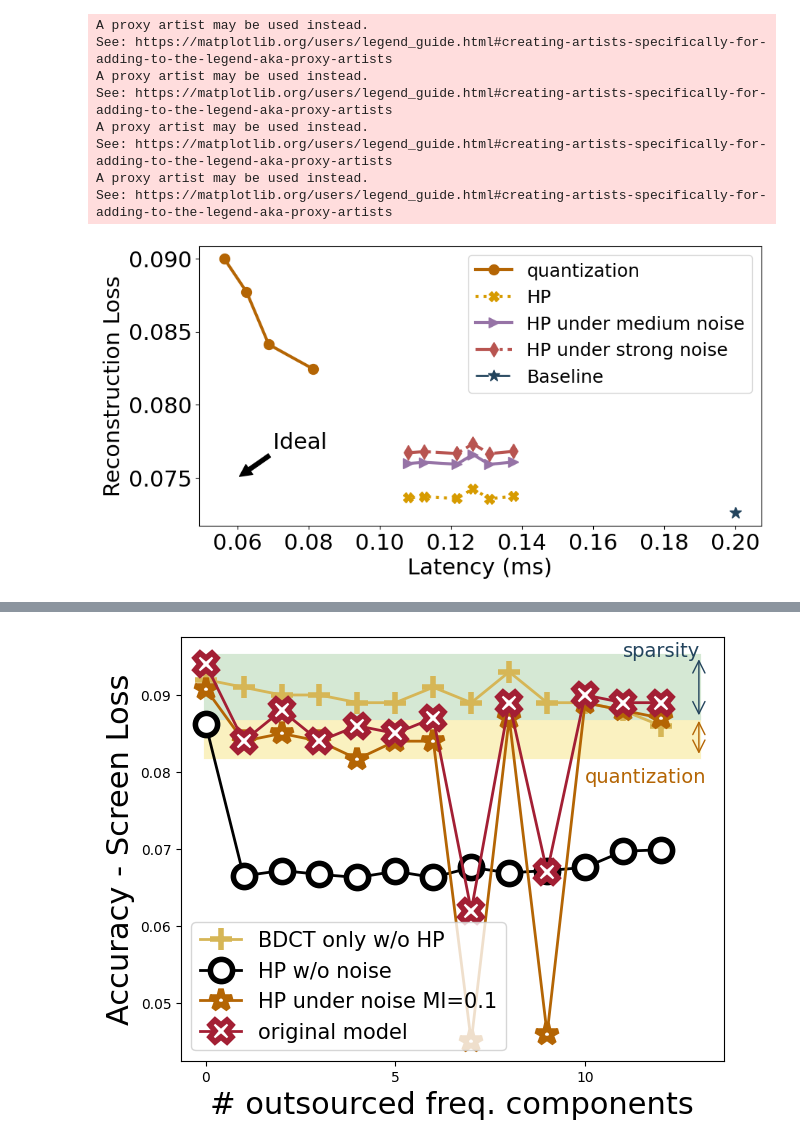
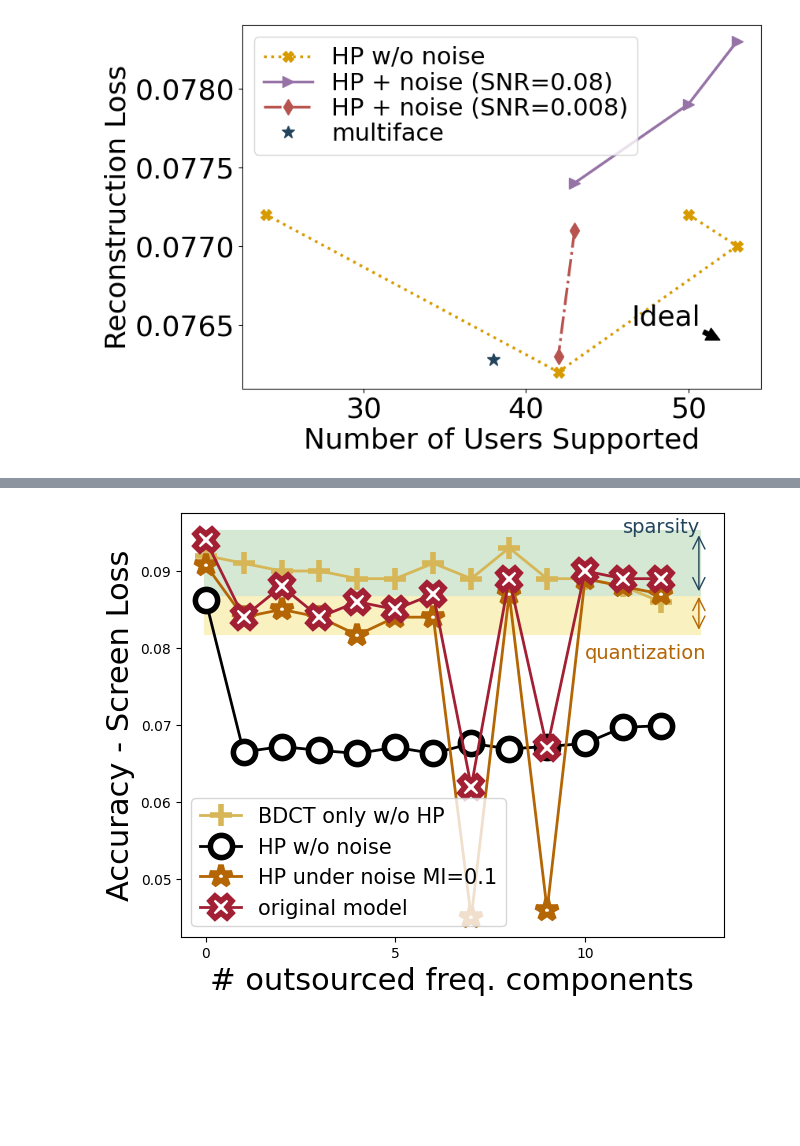
Before and after one commit to georgia-tech-synergy-lab/Privatar, a Jupyter notebook: custom_scripts/figure_drawer/results_fig.ipynb, the cells around one changed output, grey strips where cells are left out. Saved outputs shown, nothing was run; the diff lists cells and outputs as text; code cells hidden in the pictures; blank space fills up the shorter version.

```diff
--- a/custom_scripts/figure_drawer/results_fig.ipynb
+++ b/custom_scripts/figure_drawer/results_fig.ipynb
@@ -5,71 +5,62 @@ import matplotlib.patches as patches
 # %%
 import matplotlib.pyplot as plt
 import numpy as np
 import random
 # Example data for accuracy and latency tradeoff curve
-latency_quant = 0.2*np.array([4891547.813, 5435053.125, 5978558.438, 7065569.063])/17392170 # in milliseconds
-accuracy_quant = np.array([0.08999,0.08772518842,0.08412108364, 0.08244162197])  # accuracy as a fraction
+num_user_support_quant = np.array([153, 136, 123, 112, 102, 94, 88, 82])
+accuracy_quant = np.array([0.0873, 0.0900, 0.0877, 0.0841, 0.0817, 0.0824, 0.0828, 0.0838])
 
-# latency_sparsity = 0.2*np.array([10409747.4, 9094588.8, 7819060.2, 6583161.6, 5485968, 4388774.4, 3291580.8, 2194387.2])/17392170
+# num_user_support_sparsity = np.array([10409747.4, 9094588.8, 7819060.2, 6583161.6, 5485968, 4388774.4, 3291580.8, 2194387.2])/17392170
 # accuracy_sparsity = np.array([0.2875502189, 0.4865457938, 0.4537218351, 0.445069045, 0.4273689234, 0.4056278883, 0.4089239411, 0.404009874])
 
-latency_hp_first_version = 0.2*np.array([11962686, 11368236, 10971936, 10575636, 9783036, 9386736])/17392170
-accuracy_hp_first_version = np.array([0.07371947765, 0.07356376648, 0.07423751354, 0.07357108593, 0.07370340824, 0.07362103462])
+
+num_user_support_hp = np.array([ 50, 53, 42, 24])
+accuracy_hp_no_noise = np.array([  0.0772, 0.0770, 0.0762, 0.0772])
+# low noise (SNR=0.008)
+num_user_support_hp_low_noise = np.array([43, 50, 53])
+accuracy_hp_low_noise = np.array([0.0774, 0.0779, 0.0783])
+# medium noise (SNR=0.008)
+num_user_support_med_noise = np.array([ 43, 42])
+accuracy_hp_med_noise = np.array([ 0.0771, 0.0763])
+# strong noise (SNR=0.001)
+num_user_support_hp_strong_noise = np.array([38, 43, 50, 53, 42, 30, 24])
+accuracy_hp_strong_noise = np.array([0.1101, 0.0820, 0.0865, 0.0929, 0.1126, 0.1466, 0.4867])
 
 
-# latency_hp_bug_version = 0.2*np.array([17249264,17107318,16966332,16826306,16687240,16411988,16140576])/17392170
-# accuracy_hp_bug_version = np.array([0.07096820056, 0.07597819604, 0.0752770653, 0.07786, 0.07802, 0.075521, 0.075596, 0.07509])
-
-# Data need to be changed -- medium noise
-latency_hp_first_version_med_noise = 0.2*np.array([11962686, 11368236, 10971936, 10575636, 9783036, 9386736])/17392170
-accuracy_hp_first_version_med_noise = np.array([0.07371947765, 0.07356376648, 0.07423751354, 0.07357108593, 0.07370340824, 0.07362103462])+ 0.002 + 0.0005 * random.random()
-
-# Data need to be changed -- strong noise
-latency_hp_first_version_strong_noise = 0.2*np.array([11962686, 11368236, 10971936, 10575636, 9783036, 9386736])/17392170
-accuracy_hp_first_version_strong_noise = np.array([0.07371947765, 0.07356376648, 0.07423751354, 0.07357108593, 0.07370340824, 0.07362103462])+ 0.002 + 0.005 * random.random()
-
-
-fig = plt.figure(figsize=[10,5])
+fig = plt.figure(figsize=[8.5,6])
 ax = plt.subplot(111)
-SMALL_SIZE = 20
-MEDIUM_SIZE = 20
-BIGGER_SIZE = 22
+SMALL_SIZE = 22
+MEDIUM_SIZE = 24
+BIGGER_SIZE = 26
 shape_list = ["o", "*", "X", "p", ">", "d", "s", "H", "<"]
 legend_list = ["A", "B", "C", "D", "E", "F", "G", "H"]
 color_list = ["#B46504", "#23445D", "#D79B00", "#D6B656", "#9673A6", "#B85450", "#6C8EBF", "#82B366"]
 
 plt_handler = []
-plt_handler.append(plt.plot(latency_quant, accuracy_quant, marker=shape_list[0], linestyle='-', color=color_list[0], linewidth=3, markersize=10, label='quantization'))
-# plt_handler.append(plt.plot(latency_sparsity, accuracy_sparsity, marker=shape_list[1], linestyle='--', color=color_list[1], label='sparsity'))
-plt_handler.append(plt.plot(latency_hp_first_version, accuracy_hp_first_version, marker=shape_list[2], linestyle=':', color=color_list[2], linewidth=3, markersize=10, label='HP'))
-plt_handler.append(plt.plot(latency_hp_first_version_med_noise, accuracy_hp_first_version_med_noise, marker=shape_list[4], linestyle='solid', color=color_list[4], linewidth=3, markersize=10, label='HP under medium noise'))
-plt_handler.append(plt.plot(latency_hp_first_version_strong_noise, accuracy_hp_first_version_strong_noise, marker=shape_list[5], linestyle='-.', color=color_list[5], linewidth=3, markersize=10, label='HP under strong noise'))
-plt_handler.append(plt.plot(0.2, 0.07258971586612, marker=shape_list[1], linestyle='-.', color=color_list[1], linewidth=2, markersize=12, label='Baseline'))
+# plt_handler.append(plt.plot(num_user_support_quant, accuracy_quant, marker=shape_list[0], linestyle='-', color=color_list[0], linewidth=2.5, markersize=10, label='quantization'))
+# plt_handler.append(plt.plot(num_user_support_sparsity, accuracy_sparsity, marker=shape_list[1], linestyle='--', color=color_list[1], label='sparsity'))
+plt_handler.append(plt.plot(num_user_support_hp, accuracy_hp_no_noise, marker=shape_list[2], linestyle=':', color=color_list[2], linewidth=2.5, markersize=10, label='HP')[0])
+plt_handler.append(plt.plot(num_user_support_hp_low_noise, accuracy_hp_low_noise, marker=shape_list[4], linestyle='solid', color=color_list[4], linewidth=2.5, markersize=10, label='HP + noise (SNR=0.08)')[0])
+plt_handler.append(plt.plot(num_user_support_med_noise, accuracy_hp_med_noise, marker=shape_list[5], linestyle='-.', color=color_list[5], linewidth=2.5, markersize=10, label='"HP + noise (SNR=0.008)')[0])
+# plt_handler.append(plt.plot(num_user_support_hp, accuracy_hp_strong_noise, marker=shape_list[6], color=color_list[6], linewidth=2.5, markersize=10, label='HP + noise - SNR=0.001'))
+plt_handler.append(plt.plot(38, 0.0762771868774668, marker=shape_list[1], linestyle='-.', color=color_list[1], linewidth=0, markersize=12, label='Baseline')[0])
 
-plt.legend(plt_handler, [r"quantization",  r"HP", r"HP + medium noise", r"HP + strong noise"], loc='best', ncol=1, fontsize=SMALL_SIZE)
+plt.legend(plt_handler, [ r"HP w/o noise", r"HP + noise (SNR=0.08)", r"HP + noise (SNR=0.008)", r"multiface"], loc='upper left', ncol=1, fontsize=SMALL_SIZE, labelspacing=0.1)
+# plt.legend(plt_handler, [ r"HP", r"HP + noise (SNR=0.08)", r"HP + noise (SNR=0.008)", r"multiface"], loc='upper left', ncol=1, fontsize=SMALL_SIZE, labelspacing=0.1)
 
-plt.xlabel('Latency (ms)')
+plt.xlabel('Number of Users Supported')
 plt.ylabel('Reconstruction Loss')
-plt.legend()
 plt.rc('font', size=BIGGER_SIZE)          # controls default text sizes
 plt.rc('axes', titlesize=BIGGER_SIZE)     # fontsize of the axes title
 plt.rc('axes', labelsize=BIGGER_SIZE)    # fontsize of the x and y labels
 plt.rc('xtick', labelsize=BIGGER_SIZE)    # fontsize of the tick labels
 plt.rc('ytick', labelsize=BIGGER_SIZE)    # fontsize of the tick labels
 plt.rc('legend', fontsize=SMALL_SIZE)    # legend fontsize
 
-ax.annotate('Ideal', xy=(0.06, 0.075), xytext=(0.07, 0.077), arrowprops=dict(facecolor='black', shrink=0.05))
+ax.annotate('Ideal', xy=(52, 0.0764), xytext=(46.5, 0.0765), arrowprops=dict(facecolor='black', shrink=0.05))
 
-
+# plt.ylim(0.075,0.08)
 plt.savefig('lat_acc_tradeoff.pdf', bbox_inches="tight", transparent=True)
 plt.show()
 # %% [output]
-A proxy artist may be used instead.
-See: https://matplotlib.org/users/legend_guide.html#creating-artists-specifically-for-adding-to-the-legend-aka-proxy-artists
-A proxy artist may be used instead.
-See: https://matplotlib.org/users/legend_guide.html#creating-artists-specifically-for-adding-to-the-legend-aka-proxy-artists
-A proxy artist may be used instead.
-See: https://matplotlib.org/users/legend_guide.html#creating-artists-specifically-for-adding-to-the-legend-aka-proxy-artists
-A proxy artist may be used instead.
-See: https://matplotlib.org/users/legend_guide.html#creating-artists-specifically-for-adding-to-the-legend-aka-proxy-artists
-[figure, old version]
+[figure, new version]
```
Also changed, not shown: parts of 7 cells of this notebook, 19 other files.
